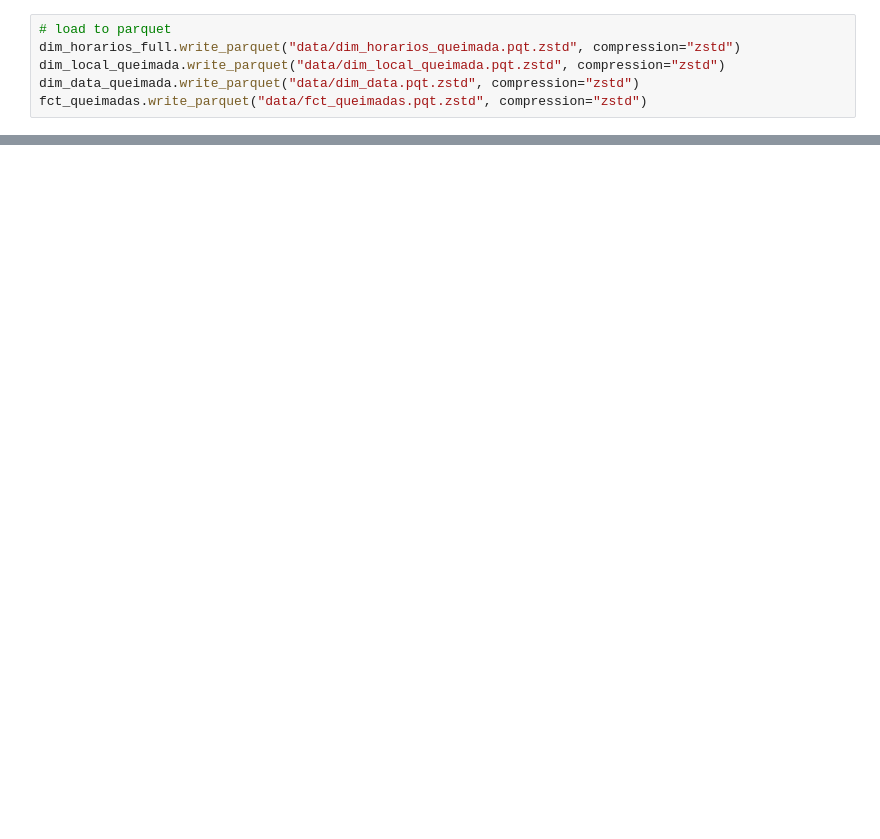
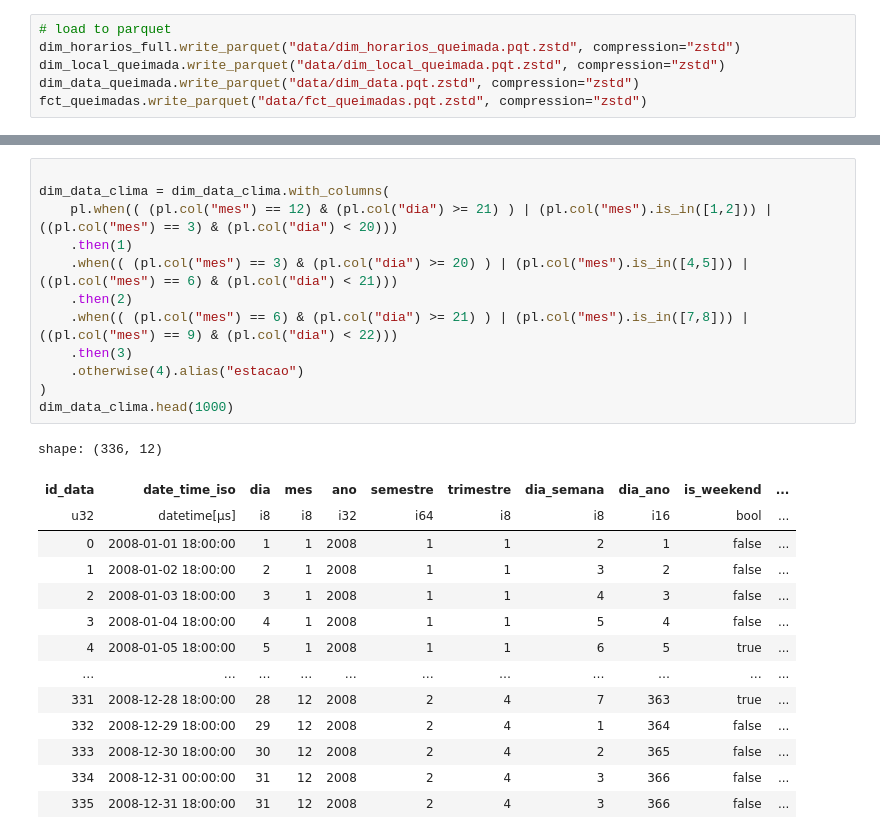
Before and after one commit to clr-cera/olap2025.2, a Jupyter notebook: etl_orig.ipynb, the cells around one changed output, grey strips where cells are left out. Drawn from its saved outputs; the diff is of its cells as text; blank space fills up the shorter version.

```diff
--- a/etl_orig.ipynb
+++ b/etl_orig.ipynb
@@ -256,0 +313,27 @@ fct_queimadas.write_parquet("data/fct_queimadas.pqt.zstd", compression="zstd")
+# %%
+
+dim_data_clima = dim_data_clima.with_columns(
+    pl.when(( (pl.col("mes") == 12) & (pl.col("dia") >= 21) ) | (pl.col("mes").is_in([1,2])) | ((pl.col("mes") == 3) & (pl.col("dia") < 20)))
+    .then(1)
+    .when(( (pl.col("mes") == 3) & (pl.col("dia") >= 20) ) | (pl.col("mes").is_in([4,5])) | ((pl.col("mes") == 6) & (pl.col("dia") < 21)))
+    .then(2)
+    .when(( (pl.col("mes") == 6) & (pl.col("dia") >= 21) ) | (pl.col("mes").is_in([7,8])) | ((pl.col("mes") == 9) & (pl.col("dia") < 22)))
+    .then(3)
+    .otherwise(4).alias("estacao")
+)
+dim_data_clima.head(1000)
+# %% [output]
+shape: (336, 12)
+| id_data | date_time_iso | dia | mes | ano | semestre | trimestre | dia_semana | dia_ano | is_weekend | ... |
+| u32 | datetime[μs] | i8 | i8 | i32 | i64 | i8 | i8 | i16 | bool | ... |
+| 0 | 2008-01-01 18:00:00 | 1 | 1 | 2008 | 1 | 1 | 2 | 1 | false | ... |
+| 1 | 2008-01-02 18:00:00 | 2 | 1 | 2008 | 1 | 1 | 3 | 2 | false | ... |
+| 2 | 2008-01-03 18:00:00 | 3 | 1 | 2008 | 1 | 1 | 4 | 3 | false | ... |
+| 3 | 2008-01-04 18:00:00 | 4 | 1 | 2008 | 1 | 1 | 5 | 4 | false | ... |
+| 4 | 2008-01-05 18:00:00 | 5 | 1 | 2008 | 1 | 1 | 6 | 5 | true | ... |
+| … | … | … | … | … | … | … | … | … | … | ... |
+| 331 | 2008-12-28 18:00:00 | 28 | 12 | 2008 | 2 | 4 | 7 | 363 | true | ... |
+| 332 | 2008-12-29 18:00:00 | 29 | 12 | 2008 | 2 | 4 | 1 | 364 | false | ... |
+| 333 | 2008-12-30 18:00:00 | 30 | 12 | 2008 | 2 | 4 | 2 | 365 | false | ... |
+| 334 | 2008-12-31 00:00:00 | 31 | 12 | 2008 | 2 | 4 | 3 | 366 | false | ... |
+| 335 | 2008-12-31 18:00:00 | 31 | 12 | 2008 | 2 | 4 | 3 | 366 | false | ... |
```
Also changed, not shown: parts of 12 cells of this notebook, 10 other files.
